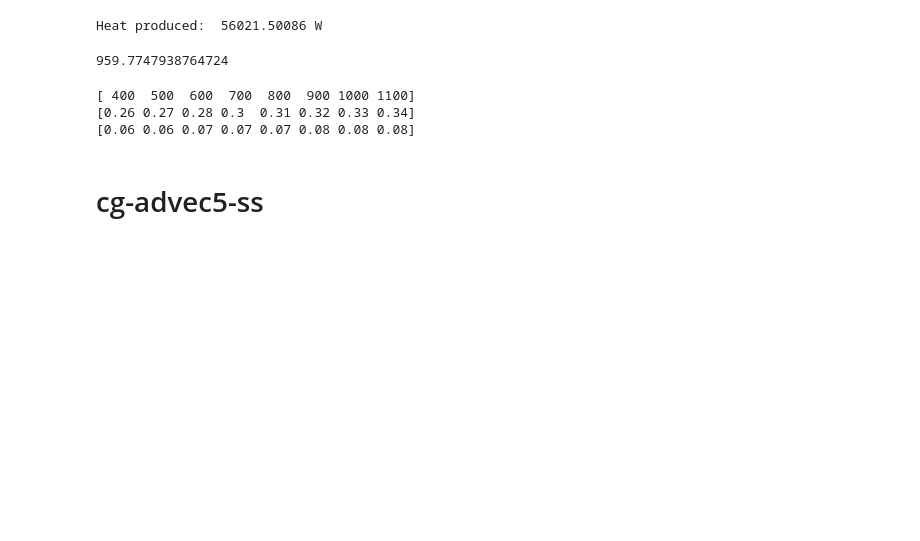
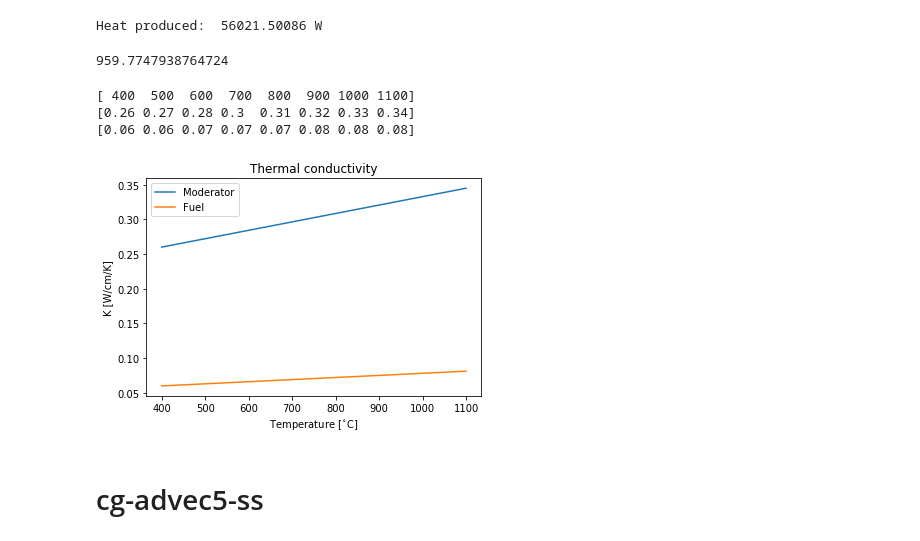
Before and after one commit to robfairh/moltres, a Jupyter notebook: problems/mhtgr350/thermo-hydraulics/moltres-TH.ipynb, the cells around one changed output. Saved outputs shown, nothing was run; the diff lists cells and outputs as text; code cells hidden in the pictures; blank space fills up the shorter version.

```diff
--- a/problems/mhtgr350/thermo-hydraulics/moltres-TH.ipynb
+++ b/problems/mhtgr350/thermo-hydraulics/moltres-TH.ipynb
@@ -250,27 +251,39 @@ Heat produced:  56021.50086 W
 # %%
 # Material properties: thermal conductivity [1]
 tl = np.array([400., 1390.])  # [C]
 
 # Graphite
 kgl = np.array([26., 38.])  # [W/m/K]
 kgl *= 1e-2 # [W/cm/K]
 
 # Fuel
 kfl = np.array([6., 9.])  # [W/m/K]
 kfl *= 1e-2  # [W/cm/K]
 
 T = np.array([400, 500, 600, 700, 800, 900, 1000, 1100])
 print(T)
 
 KG = np.interp(T, tl, kgl)
-print(np.round(KG, 2))
+KF = np.interp(T, tl, kfl)
 
-KF = np.interp(T, tl, kfl)
-print(np.round(KF, 2))
+plt.figure(1)
+plt.plot(T, KG, label='Moderator')
+plt.plot(T, KF, label='Fuel')
+plt.legend()
+plt.ylabel('K [W/cm/K]')
+plt.xlabel(r'Temperature [$^{\circ}$C]')
+plt.title('Thermal conductivity')
+plt.savefig('pmr-K', dpi=300, bbox_inches="tight")
+
+KG = np.round(KG, 2)
+print(KG)
+KF = np.round(KF, 2)
+print(KF)
 # %% [output]
 [ 400  500  600  700  800  900 1000 1100]
 [0.26 0.27 0.28 0.3  0.31 0.32 0.33 0.34]
 [0.06 0.06 0.07 0.07 0.07 0.08 0.08 0.08]
+[figure, added]
 # %% [markdown]
 # cg-advec5-ss
 # %%
```
Also changed, not shown: parts of 1 cell of this notebook, 6 other files.
